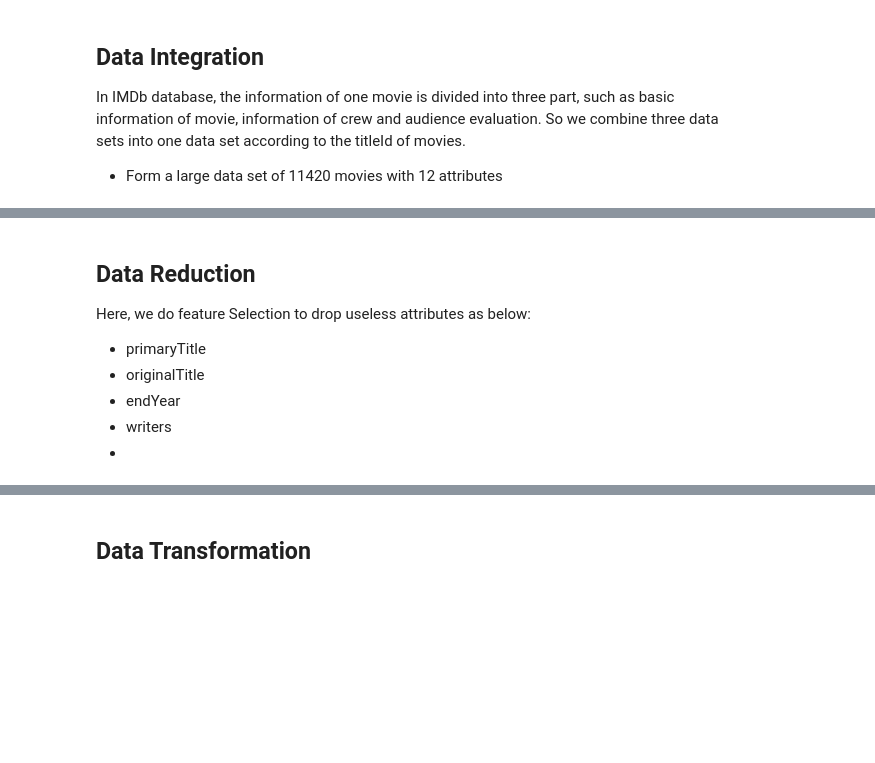
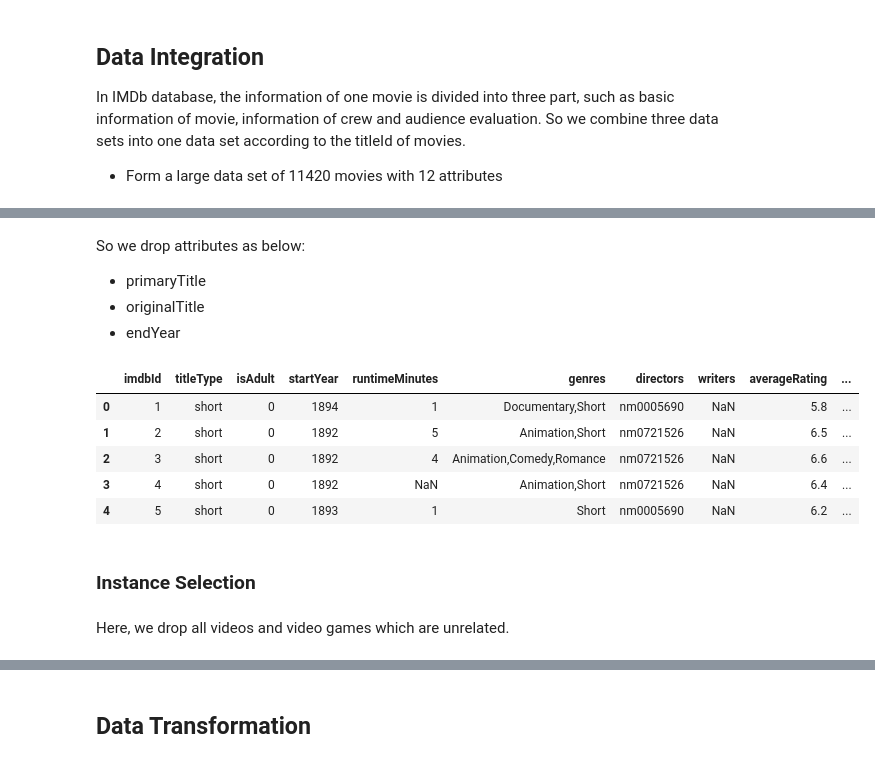
Before and after one commit to Thelordofdream/HSERS, a Jupyter notebook: HSERS.ipynb, the cells around one changed output, grey strips where cells are left out. Cells and saved outputs as stored; diff of their text form; code cells hidden in the pictures; blank space fills up the shorter version.

```diff
--- a/HSERS.ipynb
+++ b/HSERS.ipynb
@@ -86,0 +104,3 @@ movie.head(10)
+# %%
+movie = movie.replace('\\N', np.nan)
+pd.isnull(movie).sum()
@@ -87,11 +122,20 @@ movie.head(10)
 # %% [markdown]
-## Data Reduction
-Here, we do feature Selection to drop useless attributes as below:
+So we drop attributes as below:
 
 * primaryTitle
 * originalTitle
 * endYear
-* writers
-*
 # %%
-movie = movie.drop(columns=['primaryTitle', 'originalTitle', 'endYear', 'writers'])
+movie = movie.drop(columns=['primaryTitle', 'originalTitle', 'endYear'])
+movie.head(5)
+# %% [output]
+|  | imdbId | titleType | isAdult | startYear | runtimeMinutes | genres | directors | writers | averageRating | ... |
+| 0 | 1 | short | 0 | 1894 | 1 | Documentary,Short | nm0005690 | NaN | 5.8 | ... |
+| 1 | 2 | short | 0 | 1892 | 5 | Animation,Short | nm0721526 | NaN | 6.5 | ... |
+| 2 | 3 | short | 0 | 1892 | 4 | Animation,Comedy,Romance | nm0721526 | NaN | 6.6 | ... |
+| 3 | 4 | short | 0 | 1892 | NaN | Animation,Short | nm0721526 | NaN | 6.4 | ... |
+| 4 | 5 | short | 0 | 1893 | 1 | Short | nm0005690 | NaN | 6.2 | ... |
+# %% [markdown]
+### Instance Selection
+# %% [markdown]
+Here, we drop all videos and video games which are unrelated.
```
Also changed, not shown: parts of 34 cells of this notebook.
